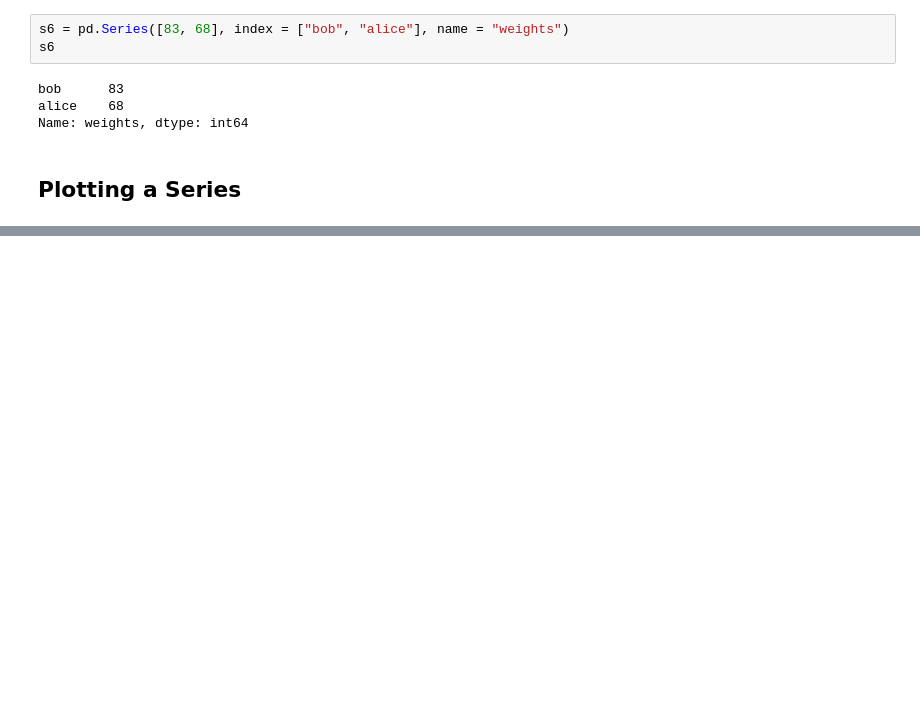
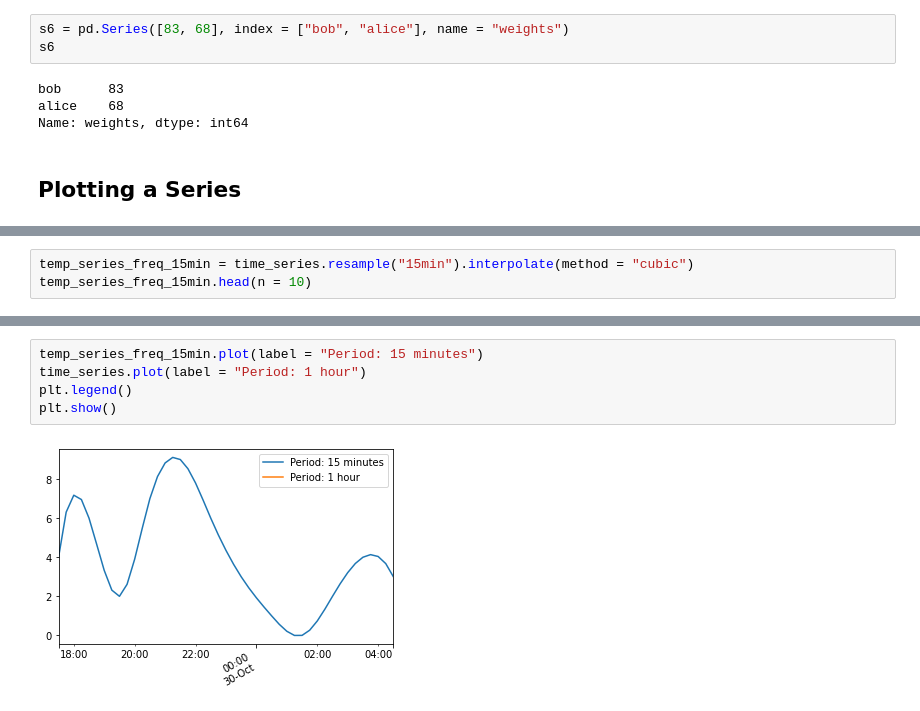
Before and after one commit to nagendraputhane/NumPy-Pandas, a Jupyter notebook: pandas.ipynb, the cells around one changed output, grey strips where cells are left out. Cells and saved outputs as stored; diff of their text form; blank space fills up the shorter version.

```diff
--- a/pandas.ipynb
+++ b/pandas.ipynb
@@ -119,0 +233,3 @@ plt.show()
+# %%
+temp_series_freq_15min = time_series.resample("15min").interpolate(method = "cubic")
+temp_series_freq_15min.head(n = 10)
@@ -119,0 +248,7 @@ plt.show()
+# %%
+temp_series_freq_15min.plot(label = "Period: 15 minutes")
+time_series.plot(label = "Period: 1 hour")
+plt.legend()
+plt.show()
+# %% [output]
+[figure, added]
```
Also changed, not shown: parts of 33 cells of this notebook.
